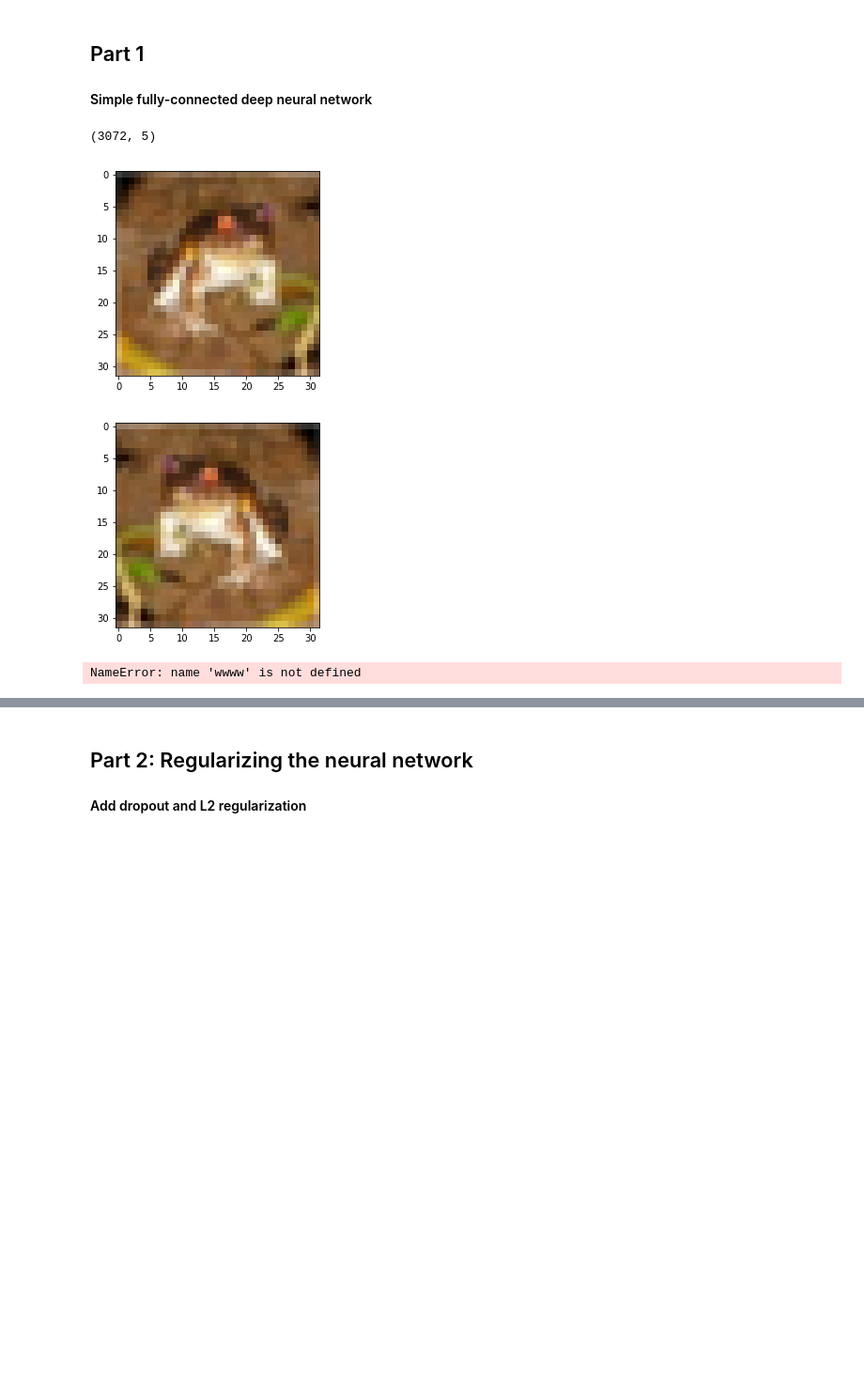
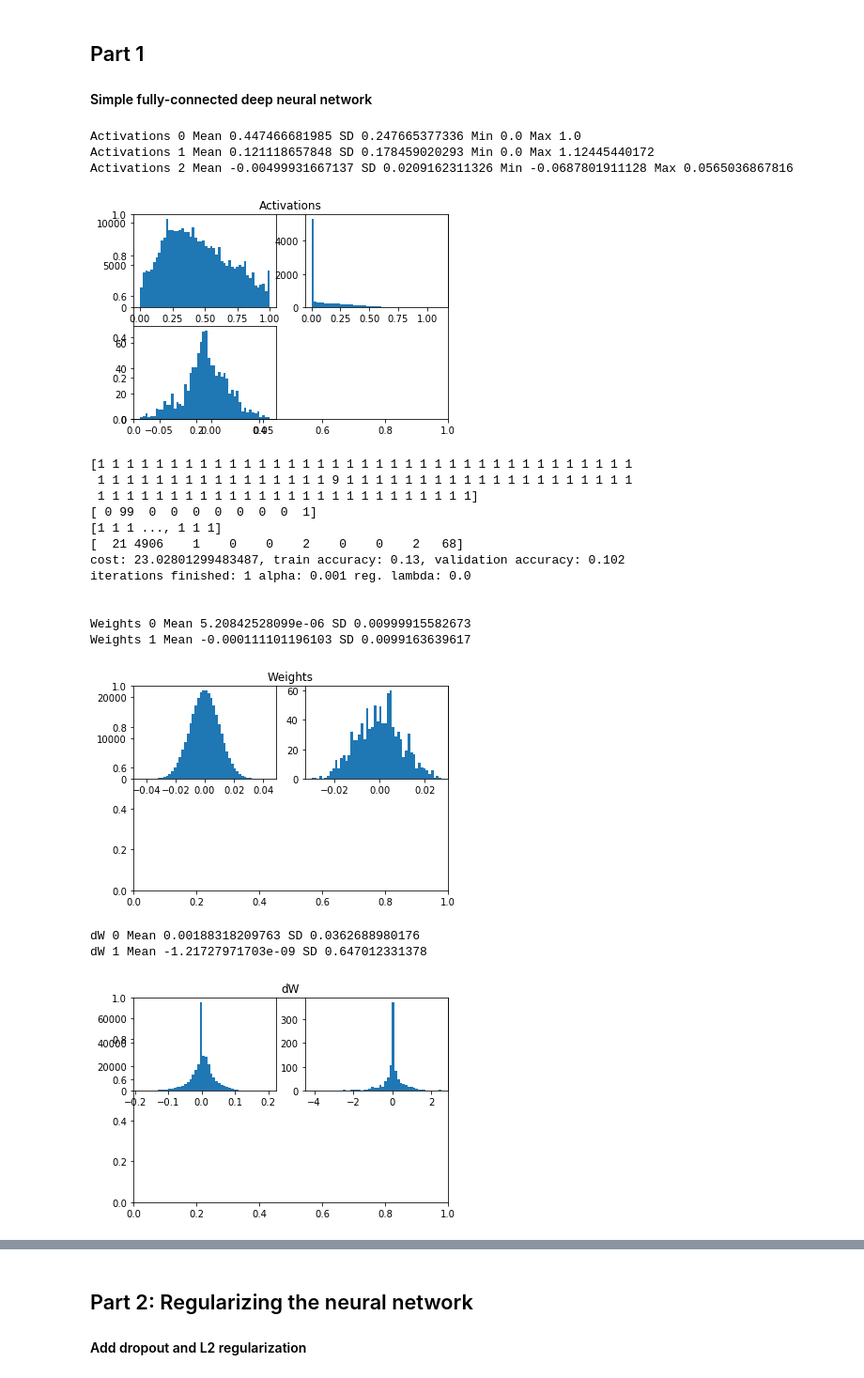
Before and after one commit to rp2707/coms4995-hw1, a Jupyter notebook: HW1-uni.ipynb, the cells around one changed output, grey strips where cells are left out. Shown at 94% size. Cells and saved outputs as stored; diff of their text form; code cells hidden in the pictures; blank space fills up the shorter version.

```diff
--- a/HW1-uni.ipynb
+++ b/HW1-uni.ipynb
@@ -823,28 +875,29 @@ Data loading done
 
 #### Simple fully-connected deep neural network
 # %%
-t=X_train[:,:5]
-print(t.shape)
-g=[i.reshape(32,32,3) for i in t.T]
-plt.figure()
-plt.imshow(g[0])
-plt.show()
-h=[np.fliplr(i) for i in g]
-plt.figure()
-plt.imshow(h[0])
-plt.show()
-w=wwww
-
-
 np.random.seed(123456)
 #layer_dimensions = [X_train.shape[0], 100, 100, 50, 10]  # including the input and output layers
 layer_dimensions = [X_train.shape[0], 100, 10]  # including the input and output layers
-#X_train2 = X_train[:,:500]
-#y_train2 = y_train[:500]
-NN = NeuralNetwork(layer_dimensions, K_iters_alpha_drop=500, gamma=.90)
+NN = NeuralNetwork(layer_dimensions, K_iters_alpha_drop=500, gamma=.90, do_reflection=False)
 NN.train(X_train, y_train, iters=50000, alpha=0.001, batch_size=100, print_every=10)
 # %% [output]
-(3072, 5)
+Activations 0 Mean 0.447466681985 SD 0.247665377336 Min 0.0 Max 1.0
+Activations 1 Mean 0.121118657848 SD 0.178459020293 Min 0.0 Max 1.12445440172
+Activations 2 Mean -0.00499931667137 SD 0.0209162311326 Min -0.0687801911128 Max 0.0565036867816
-[figure, old version]
+[figure, new version]
+[1 1 1 1 1 1 1 1 1 1 1 1 1 1 1 1 1 1 1 1 1 1 1 1 1 1 1 1 1 1 1 1 1 1 1 1 1
+ 1 1 1 1 1 1 1 1 1 1 1 1 1 1 1 1 9 1 1 1 1 1 1 1 1 1 1 1 1 1 1 1 1 1 1 1 1
+ 1 1 1 1 1 1 1 1 1 1 1 1 1 1 1 1 1 1 1 1 1 1 1 1 1 1]
+[ 0 99  0  0  0  0  0  0  0  1]
+[1 1 1 ..., 1 1 1]
+[  21 4906    1    0    0    2    0    0    2   68]
+cost: 23.02801299483487, train accuracy: 0.13, validation accuracy: 0.102
+iterations finished: 1 alpha: 0.001 reg. lambda: 0.0
+
+
+Weights 0 Mean 5.20842528099e-06 SD 0.00999915582673
+Weights 1 Mean -0.000111101196103 SD 0.0099163639617
-[figure, old version]
+[figure, new version]
-NameError: name 'wwww' is not defined
+dW 0 Mean 0.00188318209763 SD 0.0362688980176
+dW 1 Mean -1.21727971703e-09 SD 0.647012331378
+[figure, added]
```
Also changed, not shown: parts of 4 cells of this notebook.
